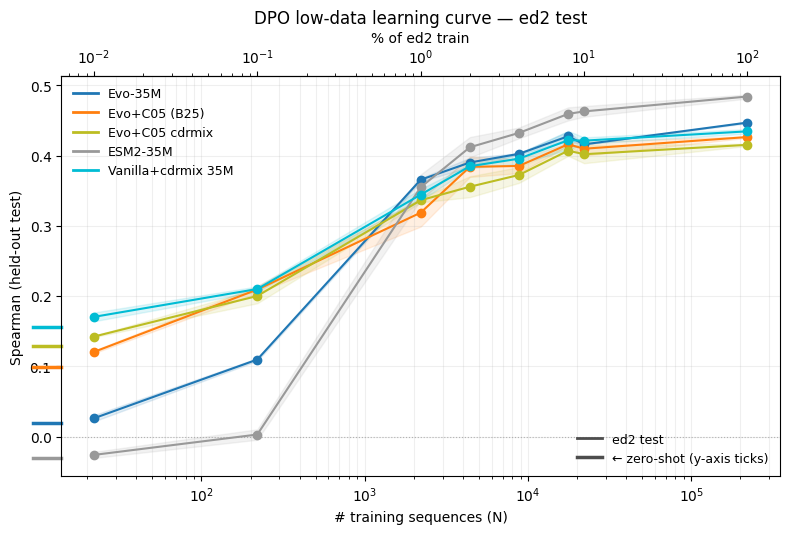
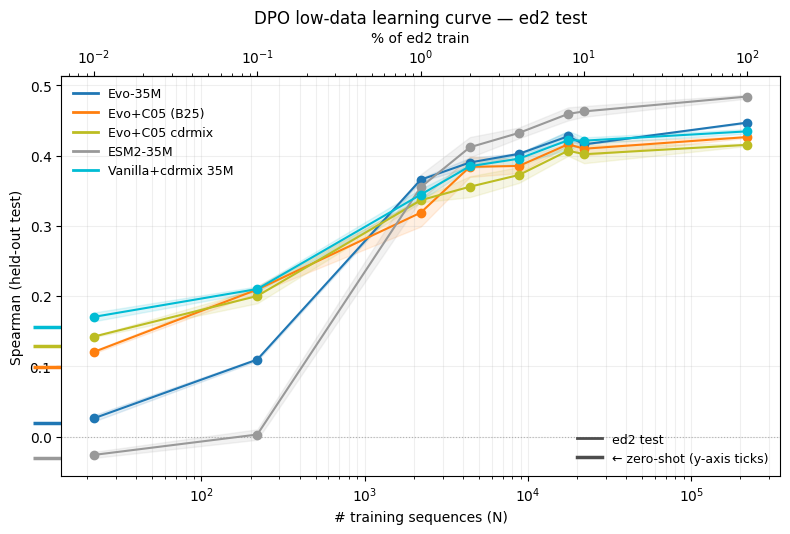
The change to this notebook cell's code, shown as a diff; its figure went from the first image to the second:
--- before
+++ after
@@ -1,8 +1,11 @@
 # === DPO learning curve — ed2 test ====================================
+_save_ed2 = str(_REPO_ROOT / "report" / "figures" / "dpo_lowdata_curve_ed2_0701.pdf")
+# save_path=None: don't save inside _plot_lc (it would render before the
+# secondary axis exists). We add the axis, then save ONCE below.
 fig_lc_ed2 = _plot_lc(
     _LC_MODELS, ["ed2"], _lc_runs_df,
     zero_shot_df=_lc_zeroshot,
     title="DPO low-data learning curve — ed2 test",
-    save_path=str(_REPO_ROOT / "report" / "figures" / "dpo_lowdata_curve_ed2_0701.pdf"),
+    save_path=None,
 )
 if fig_lc_ed2 is not None:
@@ -12,3 +15,4 @@
     )
     secax.set_xlabel("% of ed2 train")
+    fig_lc_ed2.savefig(_save_ed2, bbox_inches="tight"); print("Saved:", _save_ed2)
     plt.show()

Commit: Fix DPO learning-curve figures: PDF secondary axis + zero-shot ticks